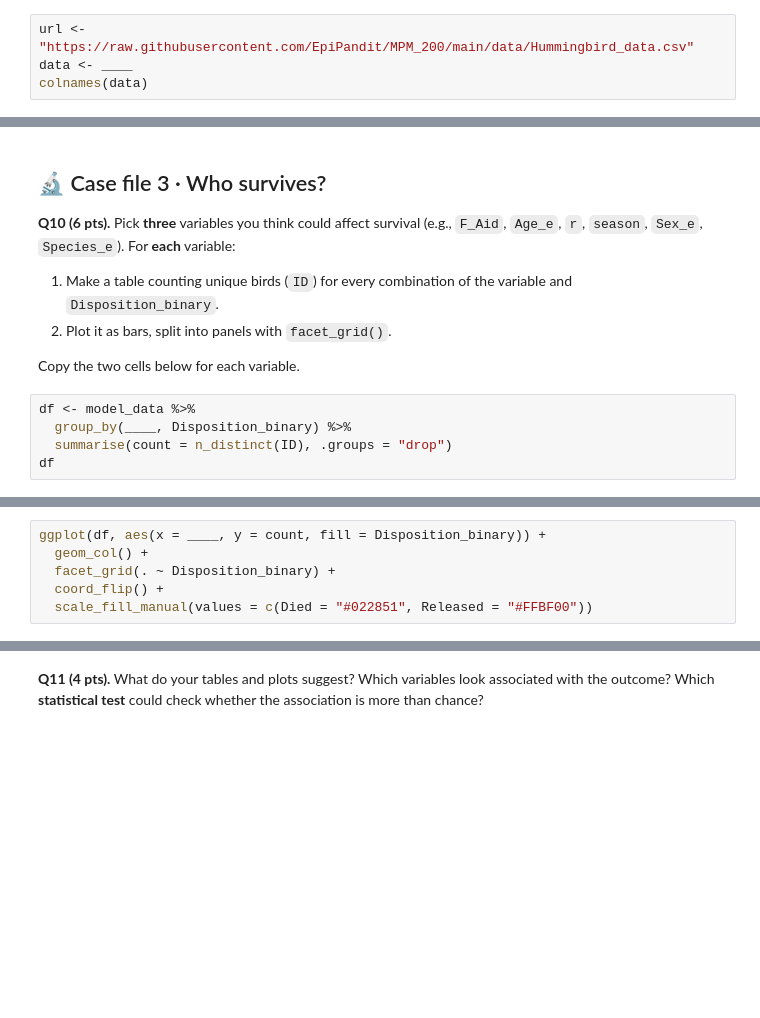
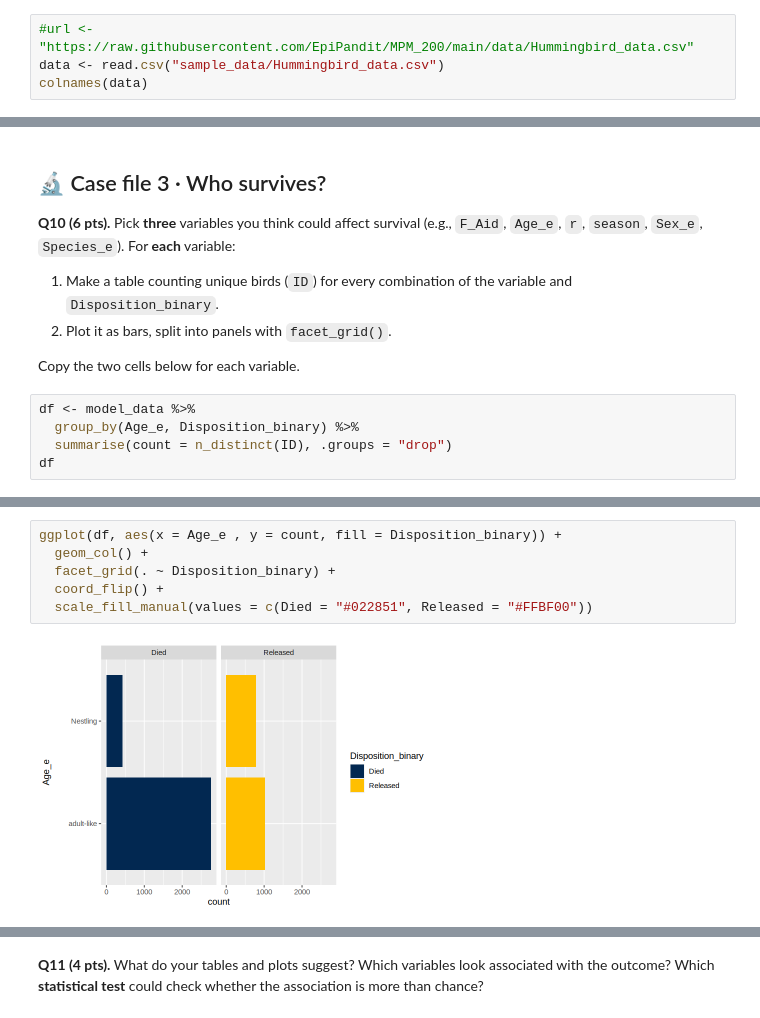
Before and after one commit to YifeiWang-MPVM-200/MPM_200_YifeiWang, a Jupyter notebook: Code/assignment_1_will__hummers_survive.ipynb, the cells around one changed output, grey strips where cells are left out. Saved outputs shown, nothing was run; the diff lists cells and outputs as text; blank space fills up the shorter version.

Commit message:
Add hummingbird assignment

```diff
--- a/Code/assignment_1_will__hummers_survive.ipynb
+++ b/Code/assignment_1_will__hummers_survive.ipynb
@@ -63,6 +84,6 @@ dir.create("outputs", showWarnings = FALSE)
 
 **Q1 (2 pts).** Read `Hummingbird_data.csv` into an object called `data`. It lives on the course GitHub, so you can read it straight from the URL.
 # %%
-url <- "https://raw.githubusercontent.com/EpiPandit/MPM_200/main/data/Hummingbird_data.csv"
-data <- ____
+#url <- "https://raw.githubusercontent.com/EpiPandit/MPM_200/main/data/Hummingbird_data.csv"
+data <- read.csv("sample_data/Hummingbird_data.csv")
 colnames(data)
@@ -144,6 +238,6 @@ For **each** variable:
 Copy the two cells below for each variable.
 # %%
 df <- model_data %>%
-  group_by(____, Disposition_binary) %>%
+  group_by(Age_e, Disposition_binary) %>%
   summarise(count = n_distinct(ID), .groups = "drop")
 df
@@ -150,6 +252,8 @@ df
 # %%
-ggplot(df, aes(x = ____, y = count, fill = Disposition_binary)) +
+ggplot(df, aes(x = Age_e , y = count, fill = Disposition_binary)) +
   geom_col() +
   facet_grid(. ~ Disposition_binary) +
   coord_flip() +
   scale_fill_manual(values = c(Died = "#022851", Released = "#FFBF00"))
+# %% [output]
+[figure, added]
```
Also changed, not shown: parts of 39 cells of this notebook.
